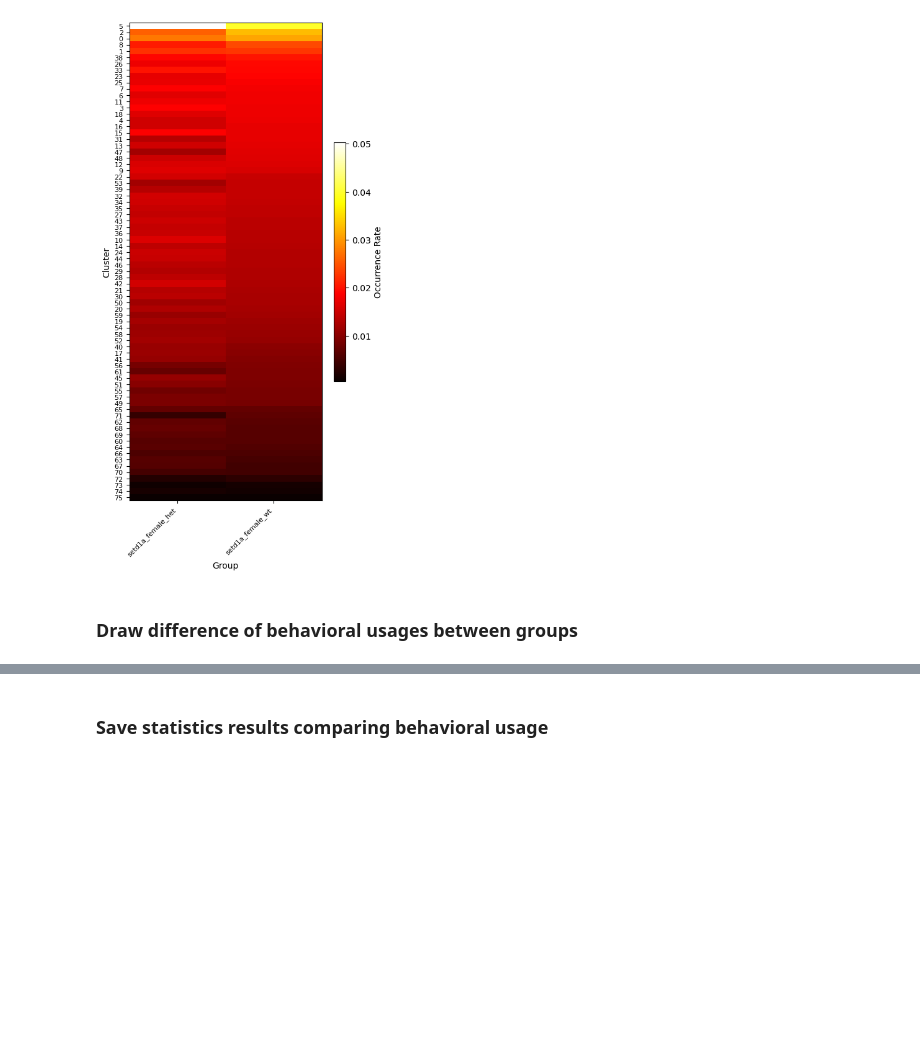
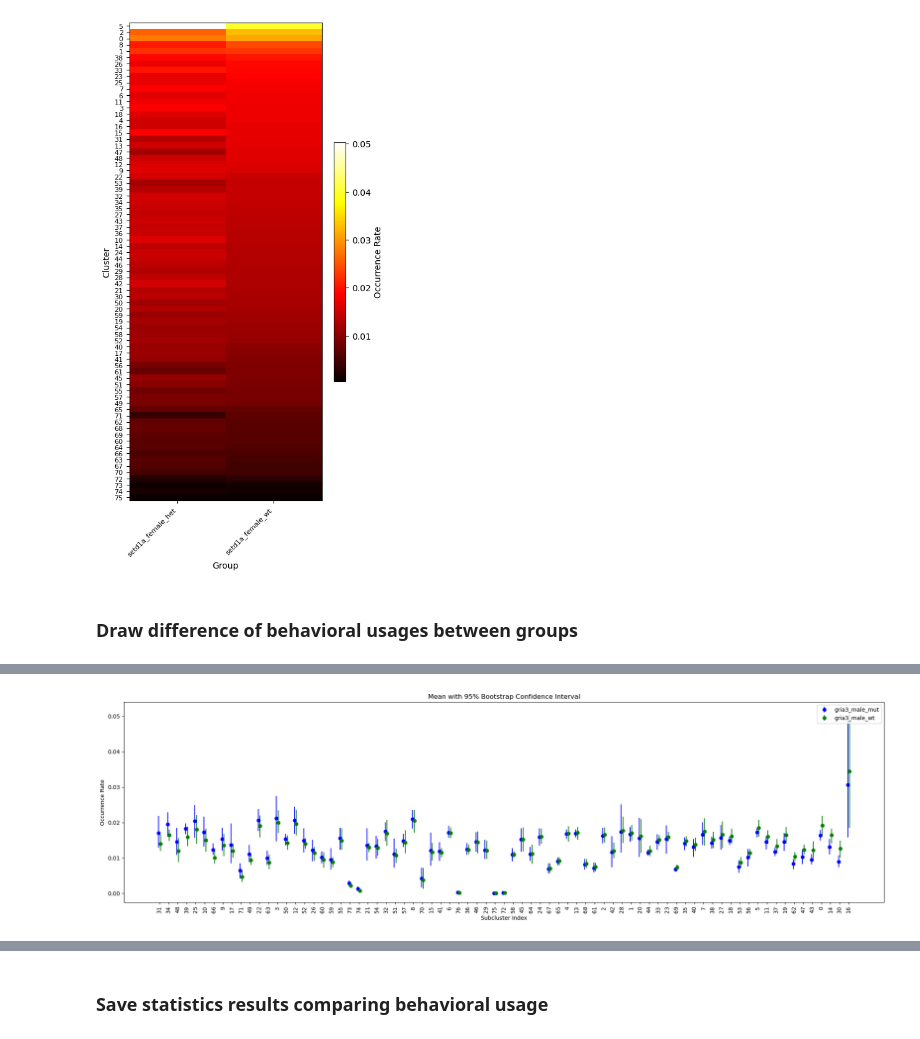
Before and after one commit to junesu0707/after_subtle, a Jupyter notebook: after_subtle_Broad.ipynb, the cells around one changed output, grey strips where cells are left out. Cells and saved outputs as stored; diff of their text form; code cells hidden in the pictures; blank space fills up the shorter version.

Commit message:
update modules and add box-whisker plot

```diff
--- a/after_subtle_Broad.ipynb
+++ b/after_subtle_Broad.ipynb
@@ -199,17 +199,9 @@ plt.savefig(os.path.join(SAVE_DIR, filename_save +'.png'), transparent=False, dp
 # %% [markdown]
 ### Draw difference of behavioral usages between groups
 # %%
-import after_subtle.module as asmod
-import after_subtle.util as asutil
-import after_subtle.stats as asstats
-import matplotlib.colors as mcolors
-import matplotlib.pyplot as plt
-import numpy as np
-import pandas as pd
-import glob
-import os
-
-subcluster_num = params.subcluster_num
+###########################################
+# Params setting
+cluster_name = 'subcluster'
 
 group = 1
 if group == 1:
@@ -222,6 +214,15 @@ elif group == 3:
     group1 = 'setd1a_female_het'
     group2 = 'setd1a_female_wt'
 
+###########################################
+subcluster_num = params.subcluster_num
+supercluster_num = params.supercluster_num
+
+if cluster_name == 'subcluster':
+    cluster_num = subcluster_num
+elif cluster_name == 'supercluster':
+    cluster_num = supercluster_num
+
 SAVE_DIR = os.path.join(SAVE_DIR_LIST[group1],'dendiff')
 if not os.path.exists(SAVE_DIR):
     os.makedirs(SAVE_DIR)
@@ -229,13 +230,21 @@ if not os.path.exists(SAVE_DIR):
 color_code_group1 = color_list[group1]
 color_code_group2 = color_list[group2]
 
-##
+group1_folder_list = acl.get_csv_paths(DIR[group1])
+group2_folder_list = acl.get_csv_paths(DIR[group2])
+
 # Calculate the density map
-group1_folder_list = acl.get_csv_paths(DIR[group1])
-cluster_counts1 = asmod.calculate_filewise_cluster_occurrence(group1_folder_list, subcluster_number=subcluster_num)
+try:
+    cluster_counts1 = asmod.calculate_filewise_cluster_occurrence(group1_folder_list, cluster_num, cluster_name)
+    print(cluster_counts1)
+except ValueError as e:
+    print(e)
 
-group2_folder_list = acl.get_csv_paths(DIR[group2])
-cluster_counts2 = asmod.calculate_filewise_cluster_occurrence(group2_folder_list, subcluster_number=subcluster_num)
+try:
+    cluster_counts2 = asmod.calculate_filewise_cluster_occurrence(group2_folder_list, cluster_num, cluster_name)
+    print(cluster_counts2)
+except ValueError as e:
+    print(e)
 
 # Calculate the mean and standard deviation of the occurrence rate for each cluster
 group1_means = cluster_counts1.mean(axis=1)
@@ -245,16 +254,15 @@ group2_means = cluster_counts2.mean(axis=1)
 mean_ratios = group1_means - group2_means
 #mean_ratios = (group1_means - group2_means) / (group1_means + group2_means)
 
-# Sort the mean ratios in descending order along with their indices
-sorted_indices = mean_ratios.sort_values(ascending=False).index
+sorted_indices = mean_ratios.sort_values(ascending=False).index # Sort the mean ratios in descending order along with their indices
 
 # Calculate bootstrap confidence intervals for each subcluster
-group1_conf_intervals = [asstats.bootstrap_confidence_interval(cluster_counts1.loc[subcluster]) for subcluster in sorted_indices]
-group2_conf_intervals = [asstats.bootstrap_confidence_interval(cluster_counts2.loc[subcluster]) for subcluster in sorted_indices]
+group1_conf_intervals = [asstats.bootstrap_confidence_interval(cluster_counts1.loc[cluster]) for cluster in sorted_indices]
+group2_conf_intervals = [asstats.bootstrap_confidence_interval(cluster_counts2.loc[cluster]) for cluster in sorted_indices]
 
 # Calculate confidence intervals for error bars
-group1_errors = [(group1_means[subcluster] - interval[0], interval[1] - group1_means[subcluster]) for subcluster, interval in zip(sorted_indices, group1_conf_intervals)]
-group2_errors = [(group2_means[subcluster] - interval[0], interval[1] - group2_means[subcluster]) for subcluster, interval in zip(sorted_indices, group2_conf_intervals)]
+group1_errors = [(group1_means[cluster] - interval[0], interval[1] - group1_means[cluster]) for cluster, interval in zip(sorted_indices, group1_conf_intervals)]
+group2_errors = [(group2_means[cluster] - interval[0], interval[1] - group2_means[cluster]) for cluster, interval in zip(sorted_indices, group2_conf_intervals)]
 
 # Plotting
 fig, ax = plt.subplots(figsize=(20, 6))
@@ -279,7 +287,10 @@ ax.set_xticks(range(len(sorted_indices)))
 ax.set_xticklabels(labels, rotation=90)
 
 # Set the x-axis and y-axis labels and title
-ax.set_xlabel('Subcluster Index')
+if cluster_name == 'subcluster':
+    ax.set_xlabel('Subcluster Index')
+elif cluster_name == 'supercluster':
+    ax.set_xlabel('Supercluster Index')
 ax.set_ylabel('Occurrence Rate')
 ax.set_title('Mean with 95% Bootstrap Confidence Interval')
 ax.legend()
@@ -288,8 +299,9 @@ ax.legend()
 fig.tight_layout()
 
 # Save the figure
-filename_save = 'subcluster_mean_std_' + group1 + ',' + group2
-plt.savefig(os.path.join(SAVE_DIR, filename_save +'.pdf'), transparent=True, dpi=300)
-plt.savefig(os.path.join(SAVE_DIR, filename_save +'.png'), transparent=False, dpi=300)
+filename_save = cluster_name + '_mean_std_' + group1 + ',' + group2
+#plt.savefig(os.path.join(SAVE_DIR, filename_save +'.pdf'), transparent=True, dpi=300)
+#plt.savefig(os.path.join(SAVE_DIR, filename_save +'.png'), transparent=False, dpi=300)
 
 plt.show()
+# %% [output]
@@ -295,0 +325 @@ plt.show()
+[figure, added]
```
Also changed, not shown: parts of 3 cells of this notebook.
